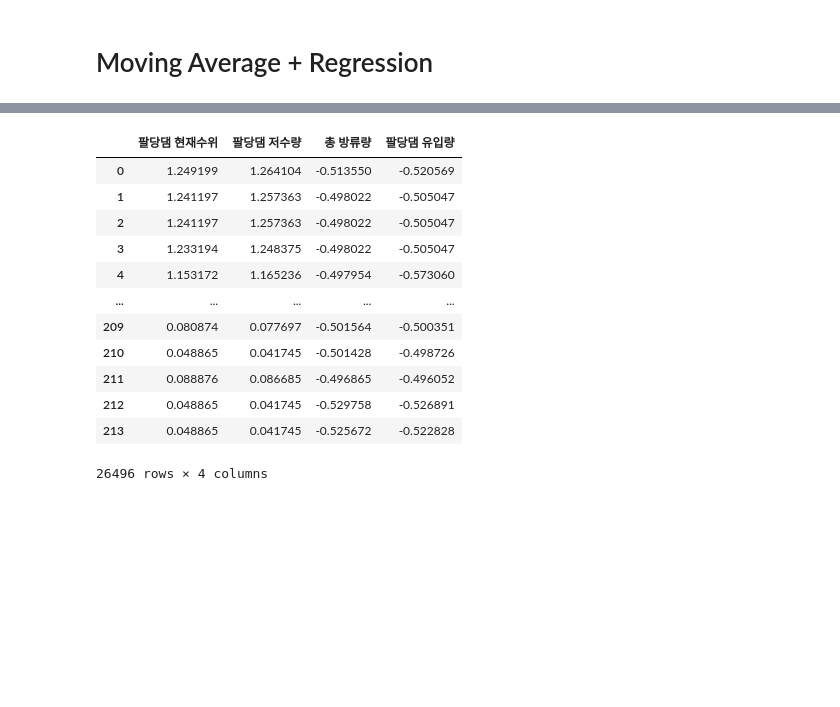
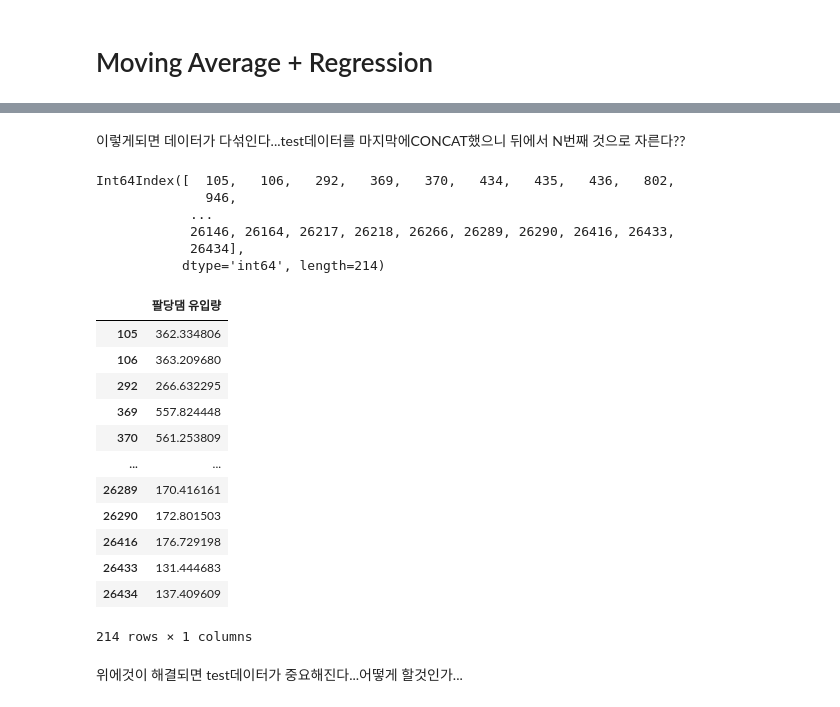
Before and after one commit to ljs7463/Dacon-HanRiverForecasting, a Jupyter notebook: 임정석/4. 이동평균 + 회귀모델 (2013년).ipynb, the cells around one changed output, grey strips where cells are left out. Drawn from its saved outputs; the diff is of its cells as text; code cells hidden in the pictures; blank space fills up the shorter version.

```diff
--- a/임정석/4. 이동평균 + 회귀모델 (2013년).ipynb
+++ b/임정석/4. 이동평균 + 회귀모델 (2013년).ipynb
@@ -256,16 +264,30 @@ new_df
-# %%
-new
-# %% [output]
-|  | 팔당댐 현재수위 | 팔당댐 저수량 | 총 방류량 | 팔당댐 유입량 |
-| 0 | 1.249199 | 1.264104 | -0.513550 | -0.520569 |
-| 1 | 1.241197 | 1.257363 | -0.498022 | -0.505047 |
-| 2 | 1.241197 | 1.257363 | -0.498022 | -0.505047 |
-| 3 | 1.233194 | 1.248375 | -0.498022 | -0.505047 |
-| 4 | 1.153172 | 1.165236 | -0.497954 | -0.573060 |
-| ... | ... | ... | ... | ... |
-| 209 | 0.080874 | 0.077697 | -0.501564 | -0.500351 |
-| 210 | 0.048865 | 0.041745 | -0.501428 | -0.498726 |
-| 211 | 0.088876 | 0.086685 | -0.496865 | -0.496052 |
-| 212 | 0.048865 | 0.041745 | -0.529758 | -0.526891 |
-| 213 | 0.048865 | 0.041745 | -0.525672 | -0.522828 |
-26496 rows × 4 columns
+# %% [markdown]
+이렇게되면 데이터가 다섞인다...test데이터를 마지막에CONCAT했으니 뒤에서 N번째 것으로 자른다??
+# %%
+df_2013[df_2013['팔당댐 유입량'].isna()].index
+# %% [output]
+Int64Index([  105,   106,   292,   369,   370,   434,   435,   436,   802,
+              946,
+            ...
+            26146, 26164, 26217, 26218, 26266, 26289, 26290, 26416, 26433,
+            26434],
+           dtype='int64', length=214)
+# %%
+fill_data =pd.DataFrame(new_df.iloc[-214:,-1]).set_index(df_2013[df_2013['팔당댐 유입량'].isna()].index)
+fill_data
+# %% [output]
+|  | 팔당댐 유입량 |
+| 105 | 362.334806 |
+| 106 | 363.209680 |
+| 292 | 266.632295 |
+| 369 | 557.824448 |
+| 370 | 561.253809 |
+| ... | ... |
+| 26289 | 170.416161 |
+| 26290 | 172.801503 |
+| 26416 | 176.729198 |
+| 26433 | 131.444683 |
+| 26434 | 137.409609 |
+214 rows × 1 columns
+# %% [markdown]
+위에것이 해결되면 test데이터가 중요해진다...어떻게 할것인가...
```
Also changed, not shown: parts of 30 cells of this notebook.
